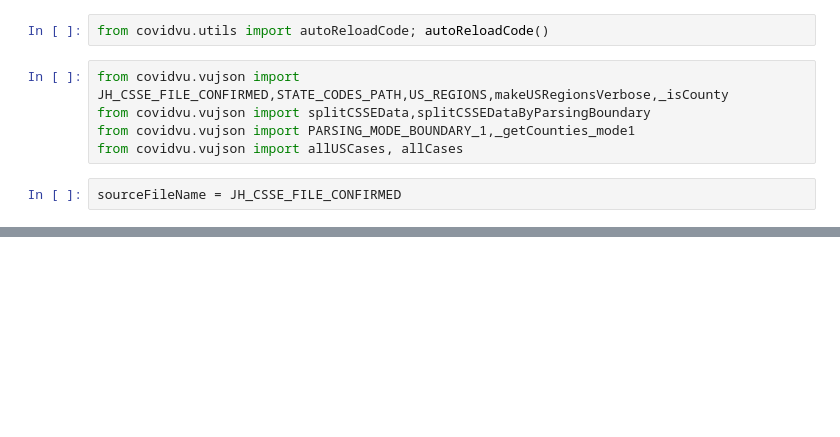
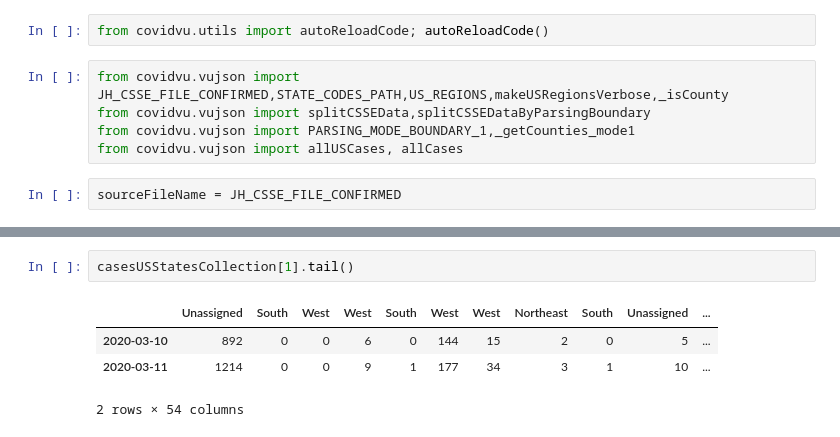
Before and after one commit to VirusTrack/COVIDvu, a Jupyter notebook: work/Untitled.ipynb, the cells around one changed output, grey strips where cells are left out. Saved outputs shown, nothing was run; the diff lists cells and outputs as text; blank space fills up the shorter version.

```diff
--- a/work/Untitled.ipynb
+++ b/work/Untitled.ipynb
@@ -67,0 +58,7 @@ casesGlobalCollection[1]
+# %%
+casesUSStatesCollection[1].tail()
+# %% [output]
+|  | Unassigned | South | West | West | South | West | West | Northeast | South | Unassigned | ... |
+| 2020-03-10 | 892 | 0 | 0 | 6 | 0 | 144 | 15 | 2 | 0 | 5 | ... |
+| 2020-03-11 | 1214 | 0 | 0 | 9 | 1 | 177 | 34 | 3 | 1 | 10 | ... |
+2 rows × 54 columns
```
Also changed, not shown: parts of 11 cells of this notebook, 1 other file.
